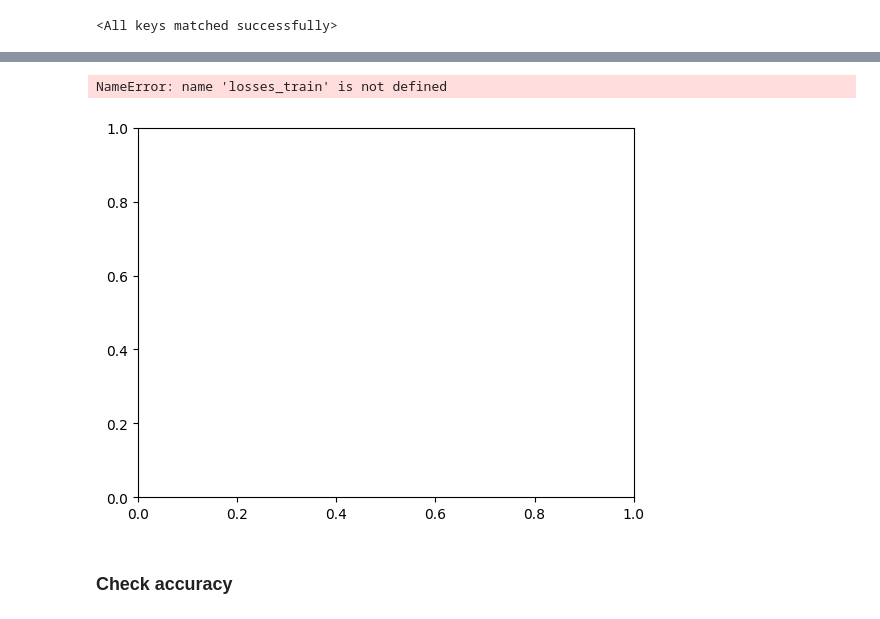
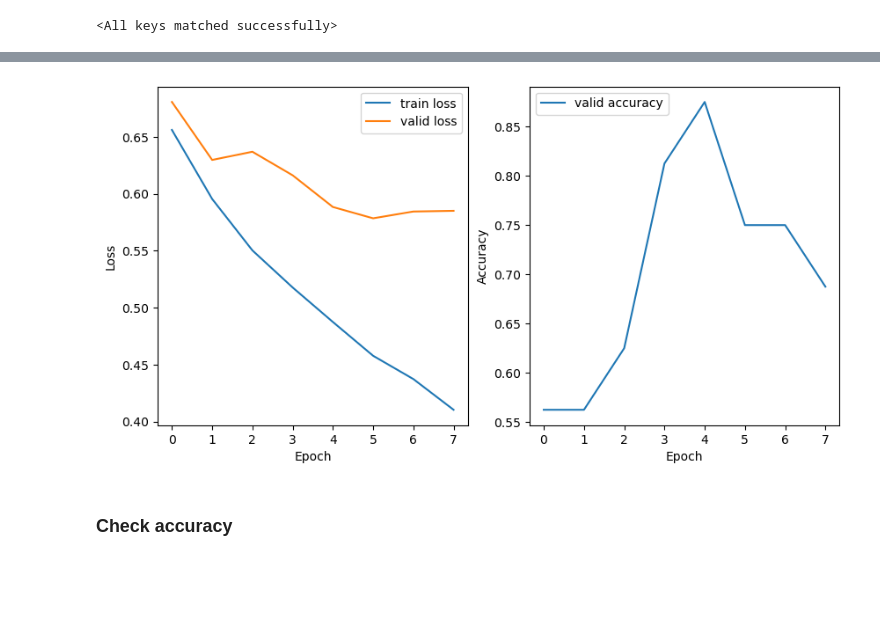
Before and after one commit to WeizmannMLcourse/MLCourse_2025, a Jupyter notebook: Tutorial6_transfer_learning/fine_tuning.ipynb, the cells around one changed output, grey strips where cells are left out. Drawn from its saved outputs; the diff is of its cells as text; code cells hidden in the pictures; blank space fills up the shorter version.

```diff
--- a/Tutorial6_transfer_learning/fine_tuning.ipynb
+++ b/Tutorial6_transfer_learning/fine_tuning.ipynb
@@ -109,7 +108,8 @@ class ChestData(Dataset):
         return img_tensor, lbl
 # %%
-train_dataset = DataLoader(ChestData(images_normal_test, images_pneumo_test), batch_size=16, shuffle=True)
-valid_dataset = DataLoader(ChestData(images_normal_valid, images_pneumo_valid), batch_size=16, shuffle=True)
+bs = 128
+train_dl = DataLoader(ChestData(images_normal_train, images_pneumo_train), batch_size=bs, shuffle=True)
+valid_dl = DataLoader(ChestData(images_normal_valid, images_pneumo_valid), batch_size=bs, shuffle=False)
 # %% [markdown]
 ### Define our pretrained model + custom fine-tuning linear layer
 # %% [markdown]
@@ -160,13 +158,16 @@ scheduler = torch.optim.lr_scheduler.StepLR(optimizer, 4)
 # %%
-Nepochs = 5
+Nepochs = 8
 loss = nn.BCELoss()
 losses_train = []
 losses_valid = []
+accuracy_valid = []
+
+optimizer = torch.optim.Adam(net.classifier.parameters(), lr=1e-4)
 
 device = torch.device("cpu")
 if torch.cuda.is_available():
   print('Found GPU!')
-  device = torch.device("cuda:0")
+  device = torch.device("cuda:1")
 
 net.to(device)
 
@@ -174,10 +175,9 @@ for epoch in range(Nepochs):
 
     #Training
     net.train()
-    scheduler.step()
     losses_train_epoch = []
 
-    for batch in tqdm(train_dataset):
+    for batch in tqdm(train_dl):
         X, y = batch
         X = X.to(device)
         y = y.to(device)
@@ -194,22 +194,28 @@ for epoch in range(Nepochs):
     #Validation
     net.eval()
     losses_valid_epoch = []
+    pred_valid_epoch = []
+    true_valid_epoch = []
 
     with torch.no_grad():
-        for batch in tqdm(valid_dataset):
+        for batch in tqdm(valid_dl):
             X, y = batch
             X = X.to(device)
             y = y.to(device)
             y_pred = net(X).squeeze(-1)
             loss_val = loss(y_pred, y.float())
             losses_valid_epoch.append(loss_val.item())
+            pred_valid_epoch.append((y_pred > 0.5).cpu().numpy().astype(int))
+            true_valid_epoch.append(y.cpu().numpy().astype(int))
 
     losses_valid.append(np.mean(losses_valid_epoch))
+    accuracy_valid.append(np.mean(np.hstack(pred_valid_epoch) == np.hstack(true_valid_epoch)))
+
 
     if epoch > 0:
         if losses_valid[-1] < min(losses_valid[:-1]):
             torch.save(net.state_dict(), 'saved_model.pt')
 
-    print('Epoch: ',epoch,' Train loss: ',losses_train[-1],' Valid loss: ',losses_valid[-1])
+    print('Epoch: ',epoch,' Train loss: ',losses_train[-1],' Valid loss: ',losses_valid[-1], ' Valid accuracy: ',accuracy_valid[-1])
 # %% [output]
 Found GPU!
@@ -246,13 +250,18 @@ TransferNet(
   )
 )
 # %%
-fig, axes = plt.subplots()
-axes.plot(range(len(losses_train)),losses_train,label='train loss')
-axes.plot(range(len(losses_valid)),losses_valid,label='valid loss')
-axes.legend()
+fig, ax = plt.subplots(1, 2, figsize=(10, 5))
+ax[0].plot(range(len(losses_train)),losses_train,label='train loss')
+ax[0].plot(range(len(losses_valid)),losses_valid,label='valid loss')
+ax[0].legend()
+ax[0].set_xlabel('Epoch')
+ax[0].set_ylabel('Loss')
+ax[1].plot(range(len(accuracy_valid)),accuracy_valid,label='valid accuracy')
+ax[1].legend()
+ax[1].set_xlabel('Epoch')
+ax[1].set_ylabel('Accuracy')
 plt.show()
 # %% [output]
-NameError: name 'losses_train' is not defined
-[figure, old version]
+[figure, new version]
 # %% [markdown]
 ### Check accuracy
```
Also changed, not shown: parts of 16 cells of this notebook.
